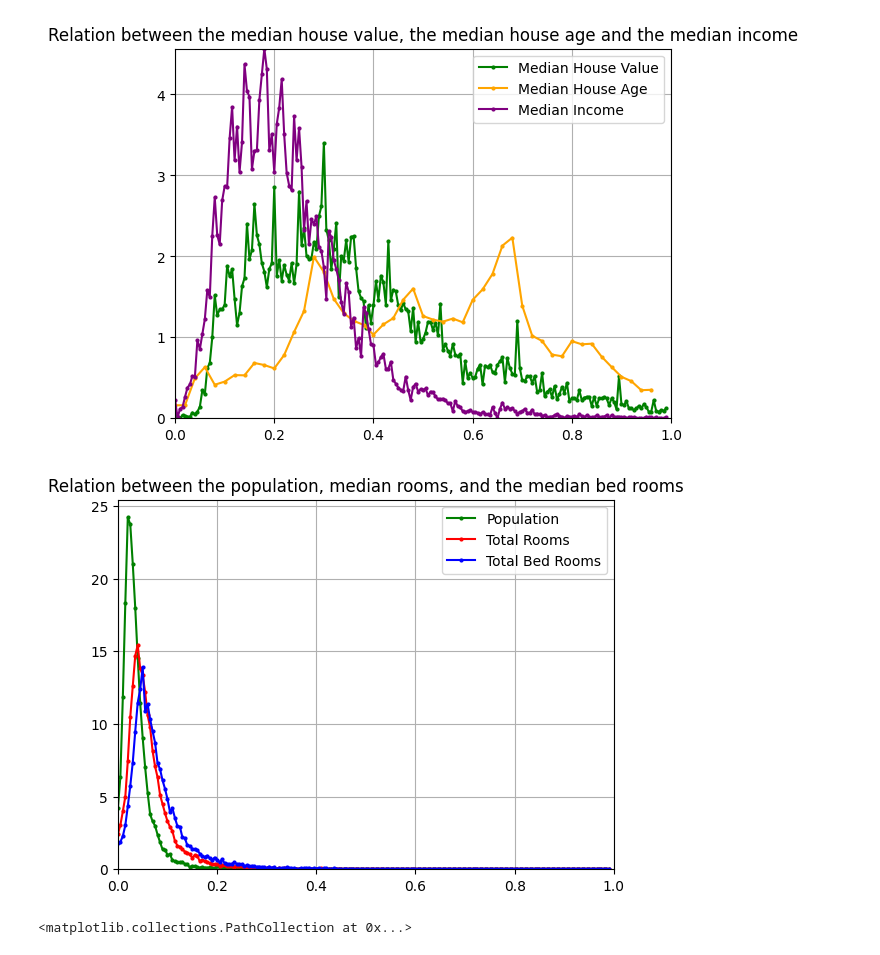
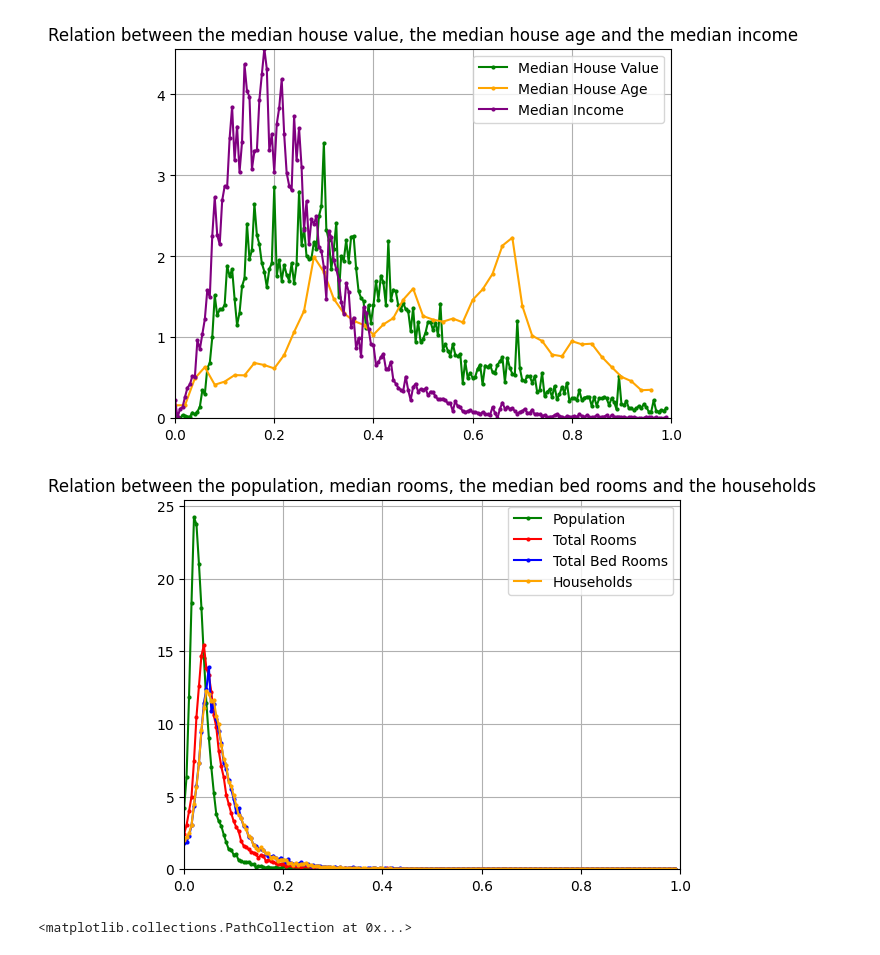
Before and after one commit to leoleoleo77/Uni-PatternRecognition, a Jupyter notebook: source/dataVisualisation.ipynb, the cells around one changed output. Drawn from its saved outputs; the diff is of its cells as text; code cells hidden in the pictures.

```diff
--- a/source/dataVisualisation.ipynb
+++ b/source/dataVisualisation.ipynb
@@ -145,35 +145,41 @@ plt.show()
 fig, axs = plt.subplots(figsize=(10, 5))
 
 # population stuff
 array1 = dataMethods.Population_column()
 array1_x_values = np.arange(0, 0.995, 0.005)
 array1_y_values = axs.hist(array1, np.arange(0, 1, 0.005), density=True)[0]
 
 # total rooms stuff
 array2 = dataMethods.Total_rooms_column()
 array2_x_values = np.arange(0, 0.995, 0.005)
 array2_y_values = axs.hist(array2, np.arange(0, 1, 0.005), density=True)[0]
 
 # total bed rooms stuff
 array3 = dataMethods.Total_bedrooms_column()
 array3_x_values = np.arange(0, 0.995, 0.005)
 array3_y_values = axs.hist(array3, np.arange(0, 1, 0.005), density=True)[0]
 
+# total households stuff
+array4 = dataMethods.Households_column()
+array4_x_values = np.arange(0, 0.995, 0.005)
+array4_y_values = axs.hist(array4, np.arange(0, 1, 0.005), density=True)[0]
+
 # plt.close() so that the histograms created to get the y values wont show
 plt.close()
 # Plotting the specified values
 plt.plot(array1_x_values, array1_y_values, marker='o', markersize=2, color='green', label="Population")
 plt.plot(array2_x_values, array2_y_values, marker='o', markersize=2, color='red', label="Total Rooms")
 plt.plot(array3_x_values, array3_y_values, marker='o', markersize=2, color='blue', label="Total Bed Rooms")
+plt.plot(array4_x_values, array4_y_values, marker='o', markersize=2, color='orange', label="Households")
 # the the origin of the axis to be (0,0)
 plt.xlim([0, 1])
 plt.ylim(ymin=0.0)
 plt.legend()
-plt.title('Relation between the population, median rooms, and the median bed rooms')
+plt.title('Relation between the population, median rooms, the median bed rooms and the households')
 plt.grid(True)
 plt.show()
 # %% [output]
-[figure, old version]
+[figure, new version]
 # %%
 array1 = dataMethods.Median_income_column()
 array2 = dataMethods.Median_house_value_column()
```
Also changed, not shown: 7 other files.
